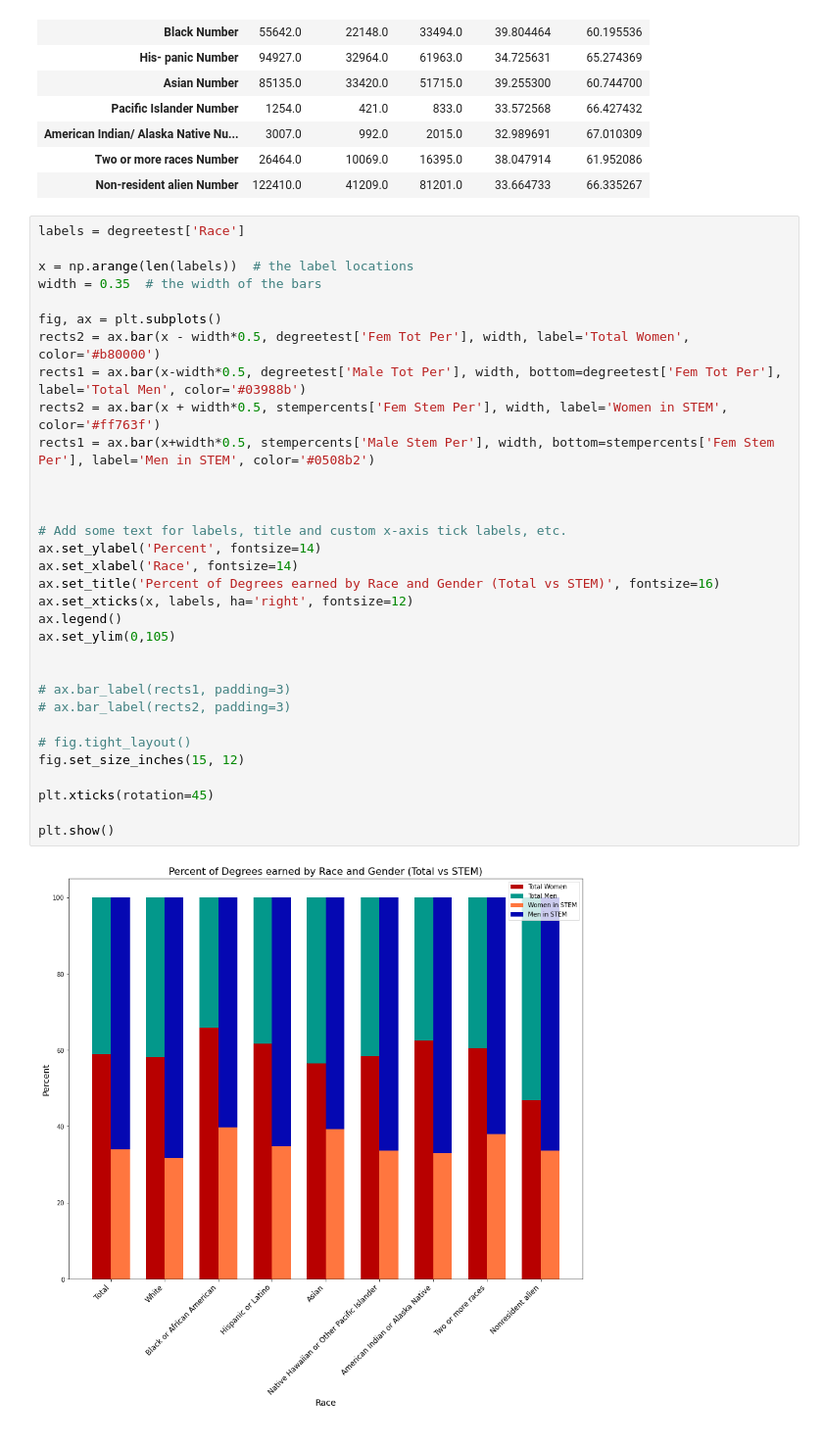
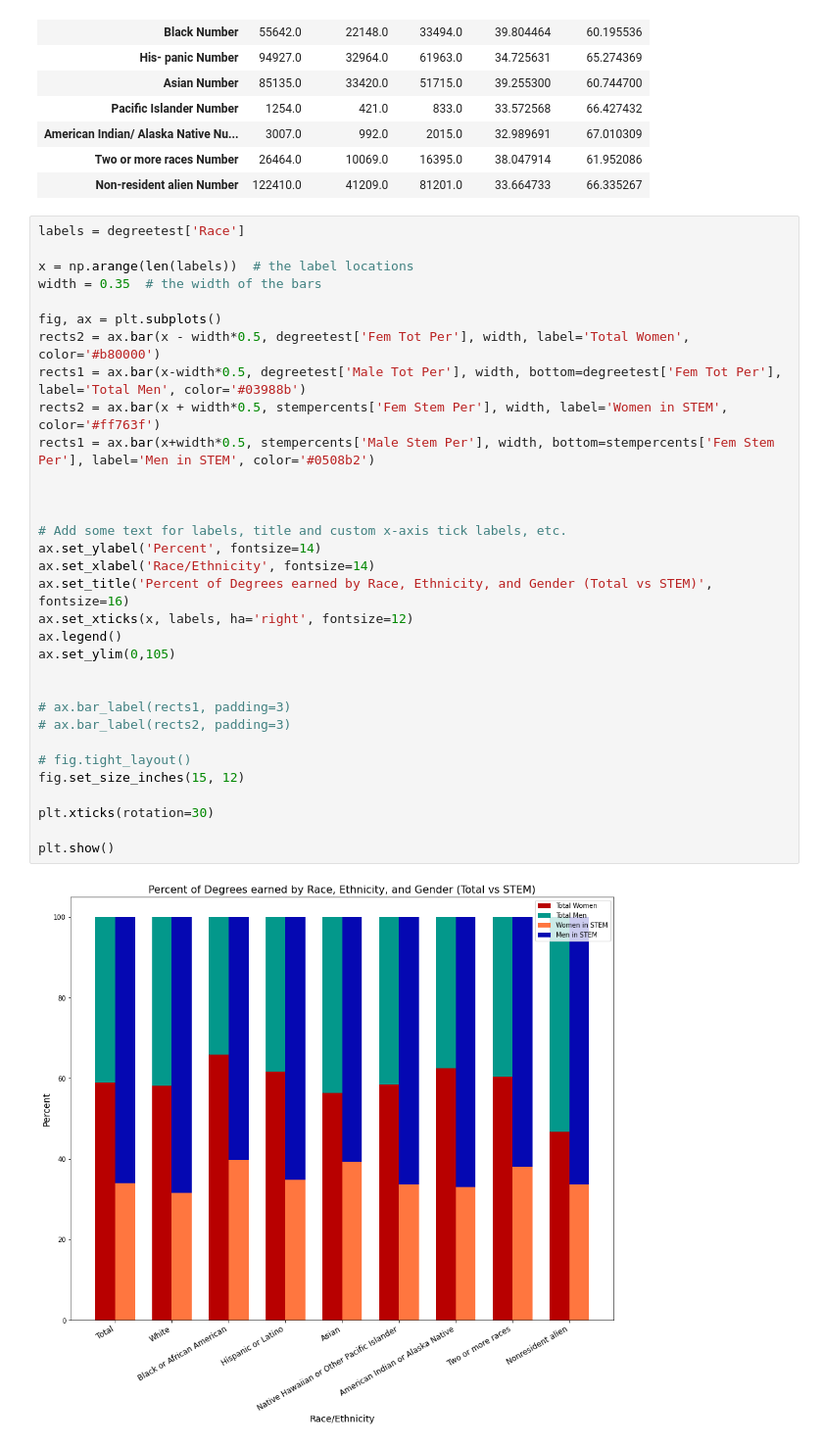
Before and after one commit to sripal565/srikar-exl-2022, a Jupyter notebook: notebooks/degree_analysis.ipynb, the cells around one changed output. Shown at 98% size. Drawn from its saved outputs; the diff is of its cells as text.

```diff
--- a/notebooks/degree_analysis.ipynb
+++ b/notebooks/degree_analysis.ipynb
@@ -465,34 +465,34 @@ stempercents
 # %%
 labels = degreetest['Race']
 
 x = np.arange(len(labels))  # the label locations
 width = 0.35  # the width of the bars
 
 fig, ax = plt.subplots()
 rects2 = ax.bar(x - width*0.5, degreetest['Fem Tot Per'], width, label='Total Women', color='#b80000')
 rects1 = ax.bar(x-width*0.5, degreetest['Male Tot Per'], width, bottom=degreetest['Fem Tot Per'], label='Total Men', color='#03988b')
 rects2 = ax.bar(x + width*0.5, stempercents['Fem Stem Per'], width, label='Women in STEM', color='#ff763f')
 rects1 = ax.bar(x+width*0.5, stempercents['Male Stem Per'], width, bottom=stempercents['Fem Stem Per'], label='Men in STEM', color='#0508b2')
 
 
 
 # Add some text for labels, title and custom x-axis tick labels, etc.
 ax.set_ylabel('Percent', fontsize=14)
-ax.set_xlabel('Race', fontsize=14)
-ax.set_title('Percent of Degrees earned by Race and Gender (Total vs STEM)', fontsize=16)
+ax.set_xlabel('Race/Ethnicity', fontsize=14)
+ax.set_title('Percent of Degrees earned by Race, Ethnicity, and Gender (Total vs STEM)', fontsize=16)
 ax.set_xticks(x, labels, ha='right', fontsize=12)
 ax.legend()
 ax.set_ylim(0,105)
 
 
 # ax.bar_label(rects1, padding=3)
 # ax.bar_label(rects2, padding=3)
 
 # fig.tight_layout()
 fig.set_size_inches(15, 12)
 
-plt.xticks(rotation=45)
+plt.xticks(rotation=30)
 
 plt.show()
 # %% [output]
-[figure, old version]
+[figure, new version]
```
Also changed, not shown: parts of 1 cell of this notebook, 3 other files.
